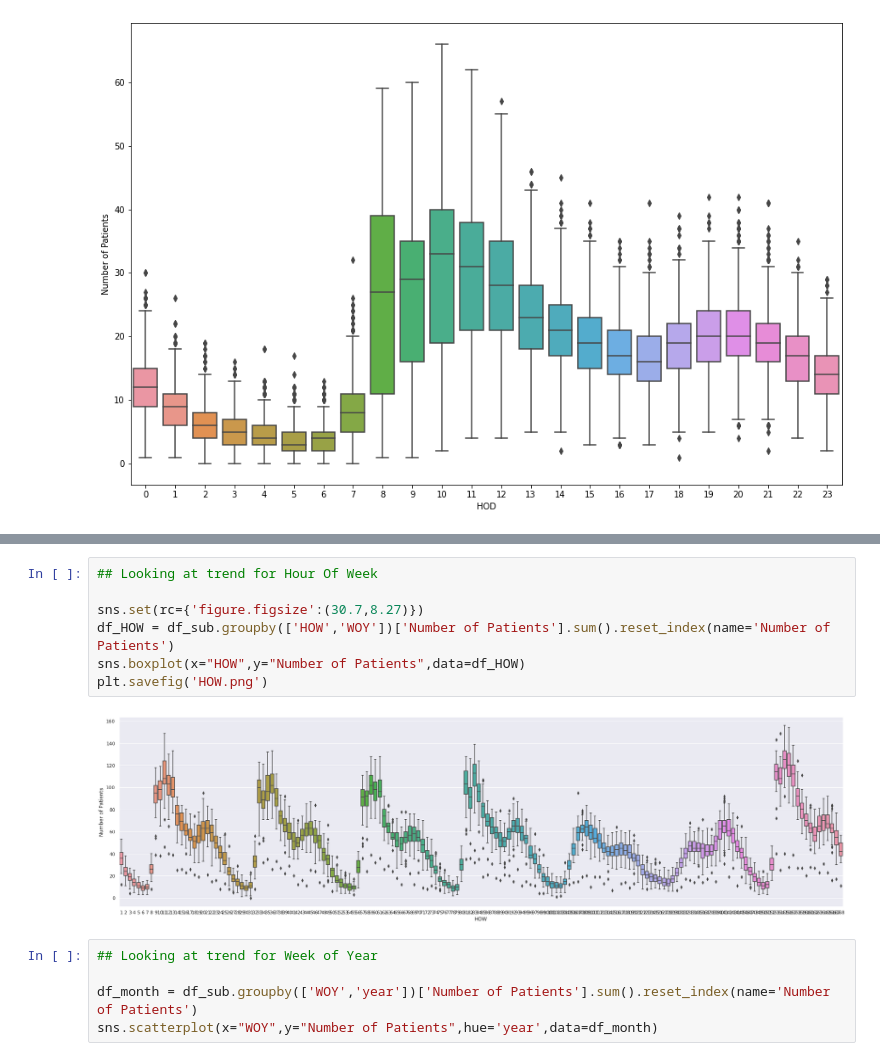
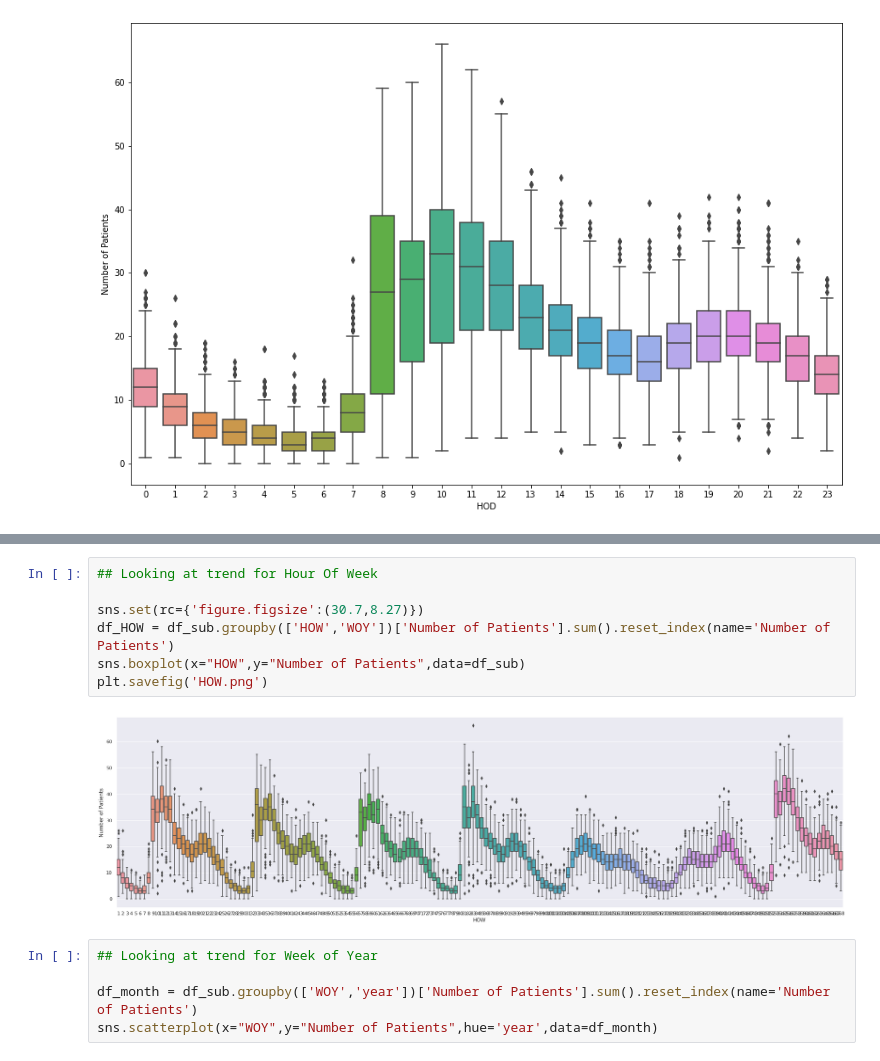
Before and after one commit to ss15859/Patient_Flow, a Jupyter notebook: exploratory_data_analysis.ipynb, the cells around one changed output, grey strips where cells are left out. Drawn from its saved outputs; the diff is of its cells as text.

```diff
--- a/exploratory_data_analysis.ipynb
+++ b/exploratory_data_analysis.ipynb
@@ -160,12 +160,12 @@ sns.scatterplot(x="month",y="Number of Patients",hue='year',data=df_month)
 # %%
 ## Looking at trend for Hour Of Week
 
 sns.set(rc={'figure.figsize':(30.7,8.27)})
 df_HOW = df_sub.groupby(['HOW','WOY'])['Number of Patients'].sum().reset_index(name='Number of Patients')
-sns.boxplot(x="HOW",y="Number of Patients",data=df_HOW)
+sns.boxplot(x="HOW",y="Number of Patients",data=df_sub)
 plt.savefig('HOW.png')
 # %% [output]
-[figure, old version]
+[figure, new version]
 # %%
 ## Looking at trend for Week of Year
 
```
Also changed, not shown: parts of 3 cells of this notebook, 8 other files.
